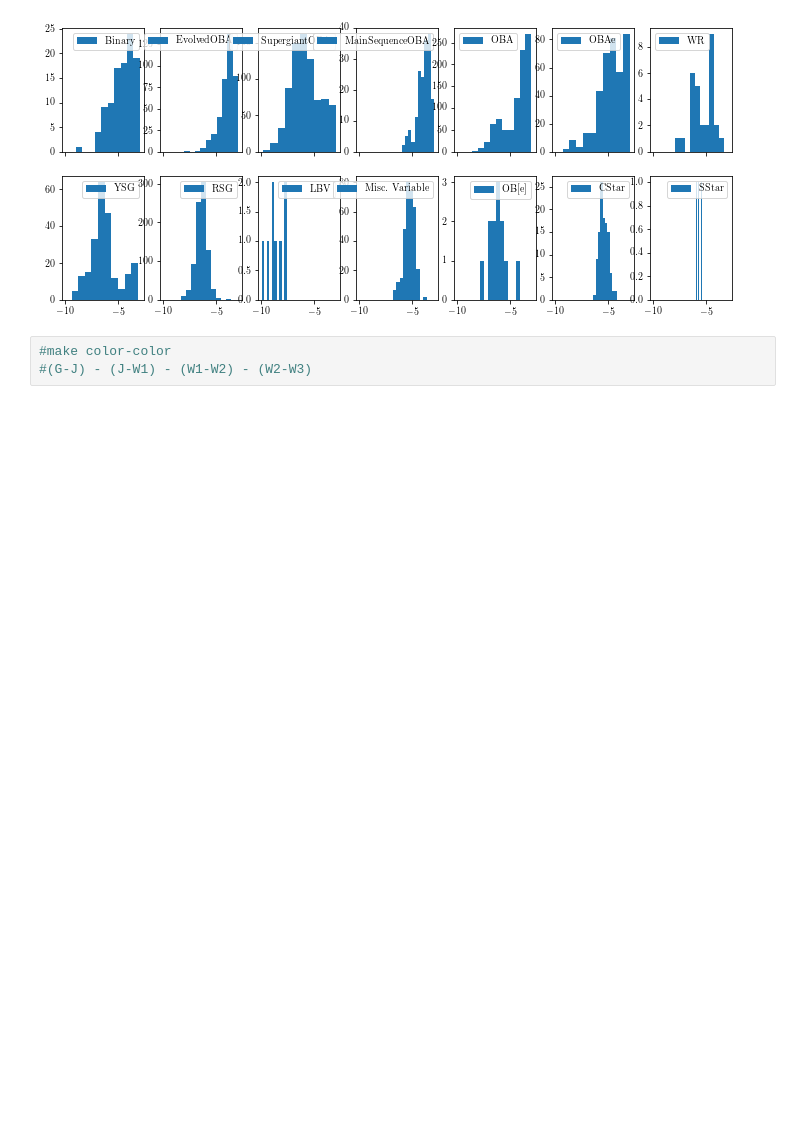
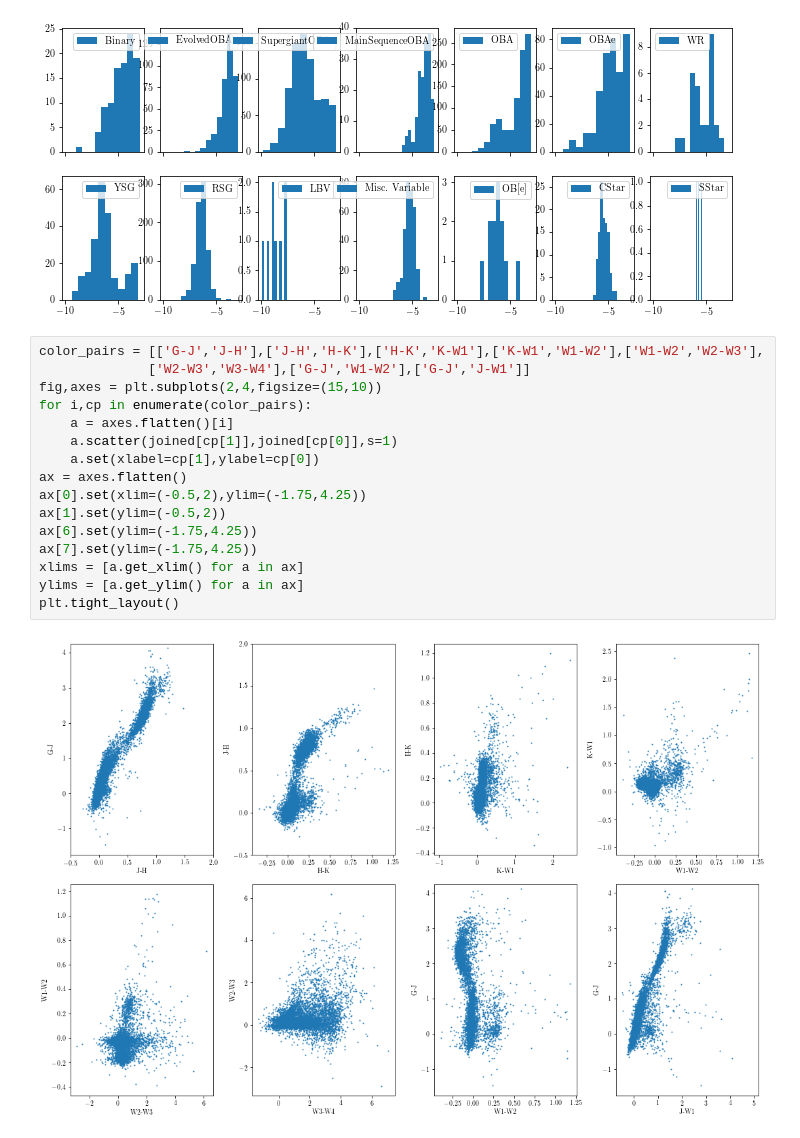
Before and after one commit to tzdwi/GaiaSprintMassive, a Jupyter notebook: WISE/code/classify.ipynb, the cells around one changed output. Saved outputs shown, nothing was run; the diff lists cells and outputs as text; blank space fills up the shorter version.

```diff
--- a/WISE/code/classify.ipynb
+++ b/WISE/code/classify.ipynb
@@ -288,6 +139,21 @@ for i,cl in enumerate(joined['Class'][joined['Class']!='Unknown/Candidate'].uniq
     ax.flatten()[i].legend()
 # %% [output]
 [figure]
-# %%
-#make color-color
-#(G-J) - (J-W1) - (W1-W2) - (W2-W3)
+# %%
+color_pairs = [['G-J','J-H'],['J-H','H-K'],['H-K','K-W1'],['K-W1','W1-W2'],['W1-W2','W2-W3'],
+              ['W2-W3','W3-W4'],['G-J','W1-W2'],['G-J','J-W1']]
+fig,axes = plt.subplots(2,4,figsize=(15,10))
+for i,cp in enumerate(color_pairs):
+    a = axes.flatten()[i]
+    a.scatter(joined[cp[1]],joined[cp[0]],s=1)
+    a.set(xlabel=cp[1],ylabel=cp[0])
+ax = axes.flatten()
+ax[0].set(xlim=(-0.5,2),ylim=(-1.75,4.25))
+ax[1].set(ylim=(-0.5,2))
+ax[6].set(ylim=(-1.75,4.25))
+ax[7].set(ylim=(-1.75,4.25))
+xlims = [a.get_xlim() for a in ax]
+ylims = [a.get_ylim() for a in ax]
+plt.tight_layout()
+# %% [output]
+[figure, added]
```
Also changed, not shown: parts of 12 cells of this notebook, 12 other files.
